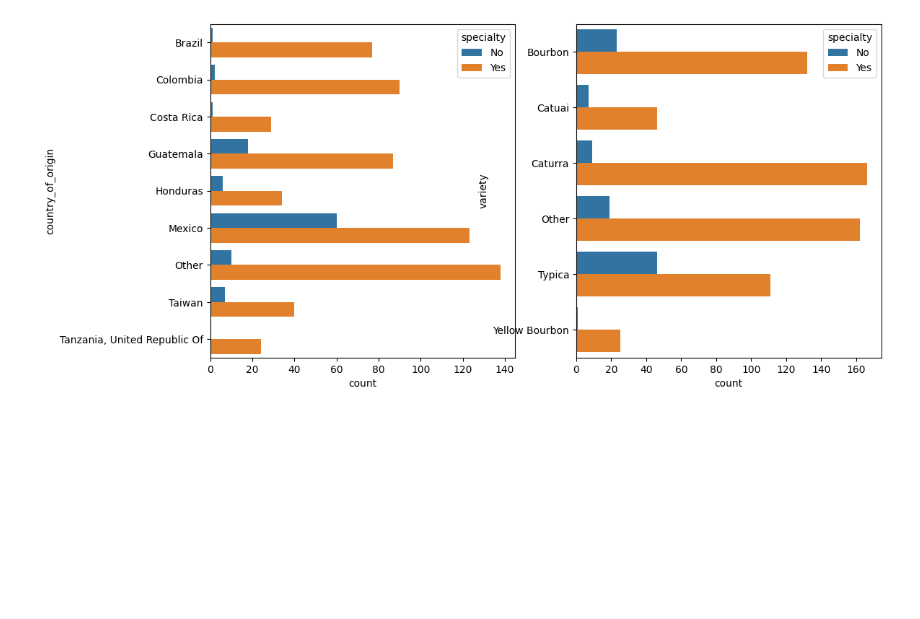
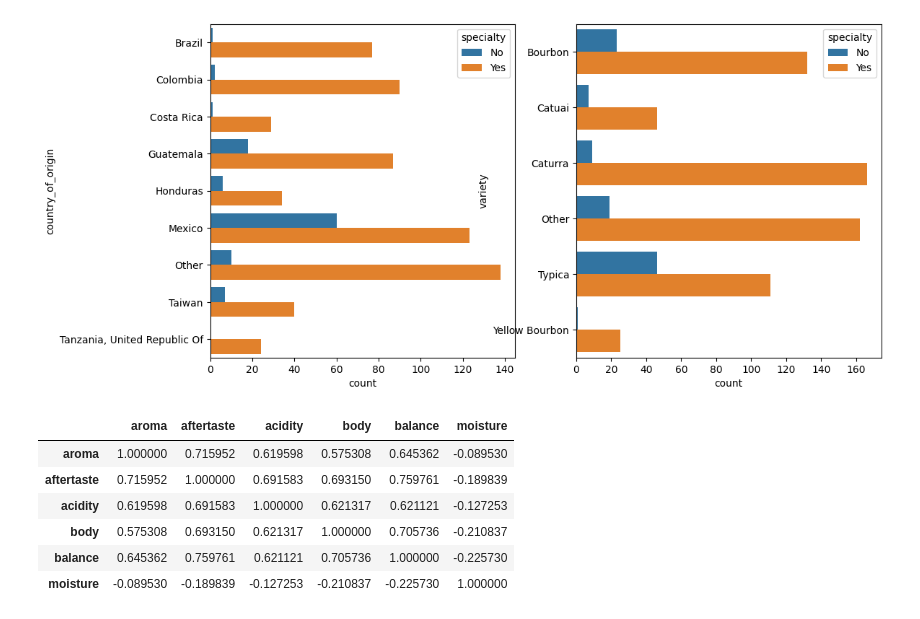
Before and after one commit to juandiegomade/coffee_quality, a Jupyter notebook: notebooks/notebook.ipynb, the cells around one changed output. Cells and saved outputs as stored; diff of their text form; code cells hidden in the pictures; blank space fills up the shorter version.

```diff
--- a/notebooks/notebook.ipynb
+++ b/notebooks/notebook.ipynb
@@ -169,3 +169,13 @@ sns.countplot(data=df_train,y='variety',hue='specialty',ax=ax[1])
 plt.show()
 # %% [output]
 [figure]
+# %%
+df_train.select_dtypes('number').corr().style.background_gradient(cmap='Blues')
+# %% [output]
+|  | aroma | aftertaste | acidity | body | balance | moisture |
+| aroma | 1.000000 | 0.715952 | 0.619598 | 0.575308 | 0.645362 | -0.089530 |
+| aftertaste | 0.715952 | 1.000000 | 0.691583 | 0.693150 | 0.759761 | -0.189839 |
+| acidity | 0.619598 | 0.691583 | 1.000000 | 0.621317 | 0.621121 | -0.127253 |
+| body | 0.575308 | 0.693150 | 0.621317 | 1.000000 | 0.705736 | -0.210837 |
+| balance | 0.645362 | 0.759761 | 0.621121 | 0.705736 | 1.000000 | -0.225730 |
+| moisture | -0.089530 | -0.189839 | -0.127253 | -0.210837 | -0.225730 | 1.000000 |
```
Also changed, not shown: parts of 4 cells of this notebook.
